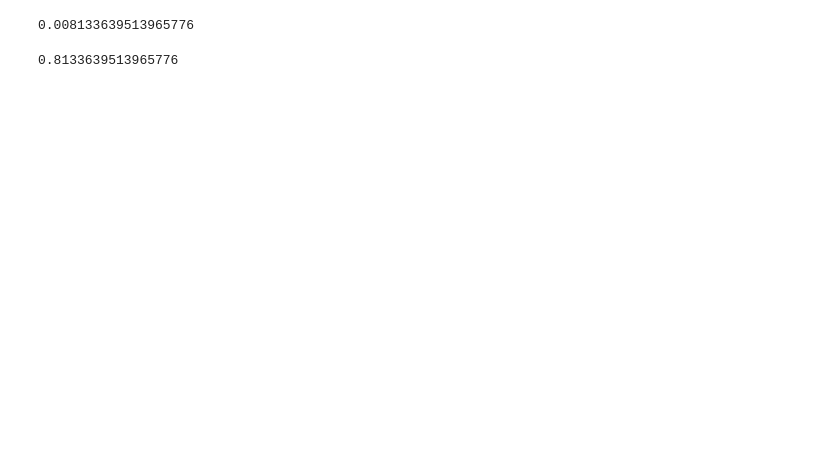
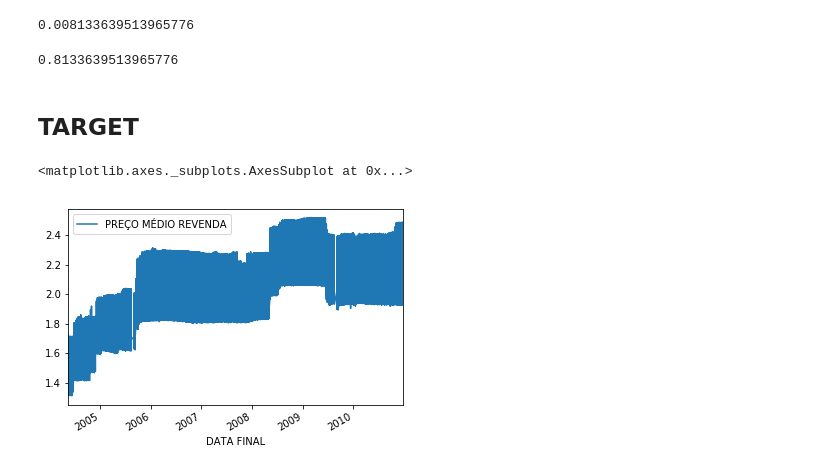
Before and after one commit to AlestanAlves/datasciencegasprices, a Jupyter notebook: dataGasPrices.ipynb, the cells around one changed output. Cells and saved outputs as stored; diff of their text form; code cells hidden in the pictures; blank space fills up the shorter version.

```diff
--- a/dataGasPrices.ipynb
+++ b/dataGasPrices.ipynb
@@ -105,0 +109,7 @@ np.sqrt(mean_squared_log_error(y_valid[baseline_valid.notnull()], baseline_valid
+# %% [markdown]
+## **TARGET**
+# %%
+diesel_treino.plot(x='DATA FINAL', y='PREÇO MÉDIO REVENDA')
+# %% [output]
+<matplotlib.axes._subplots.AxesSubplot at 0x...>
+[figure, added]
```
Also changed, not shown: parts of 9 cells of this notebook.
